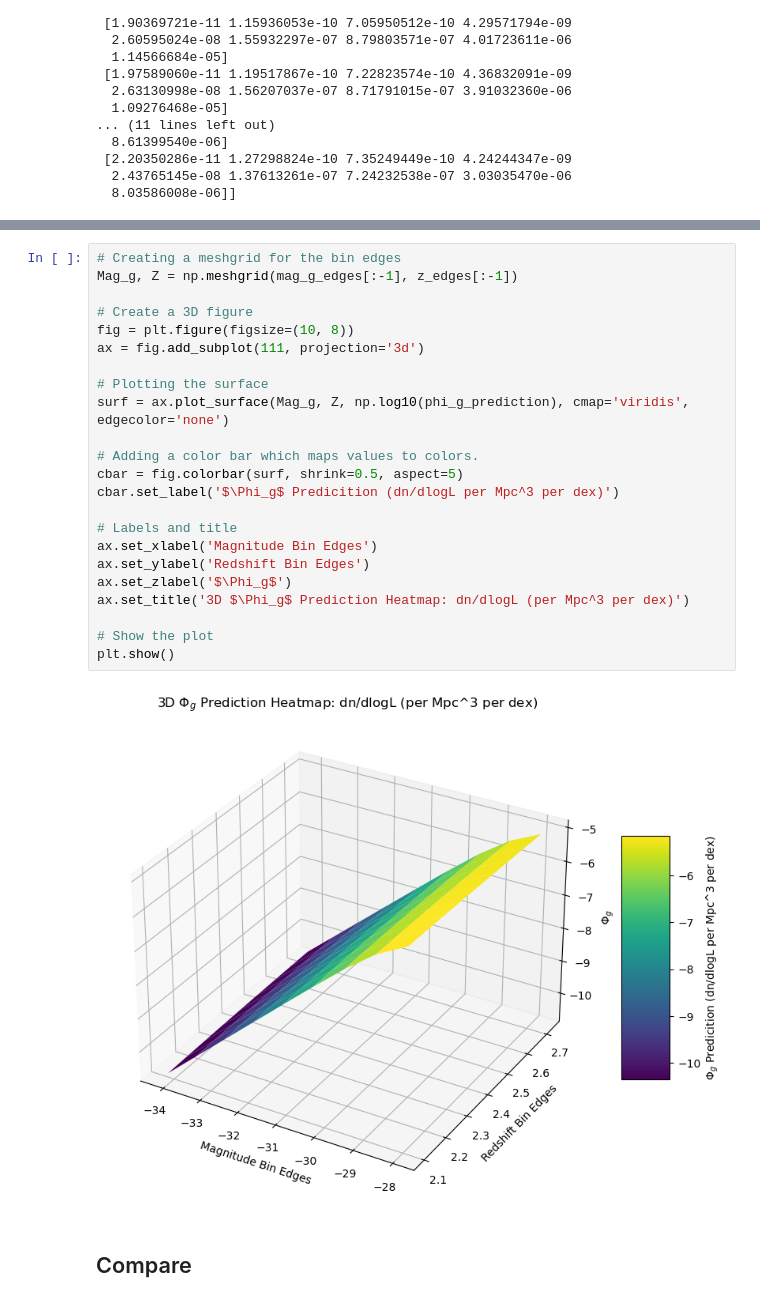
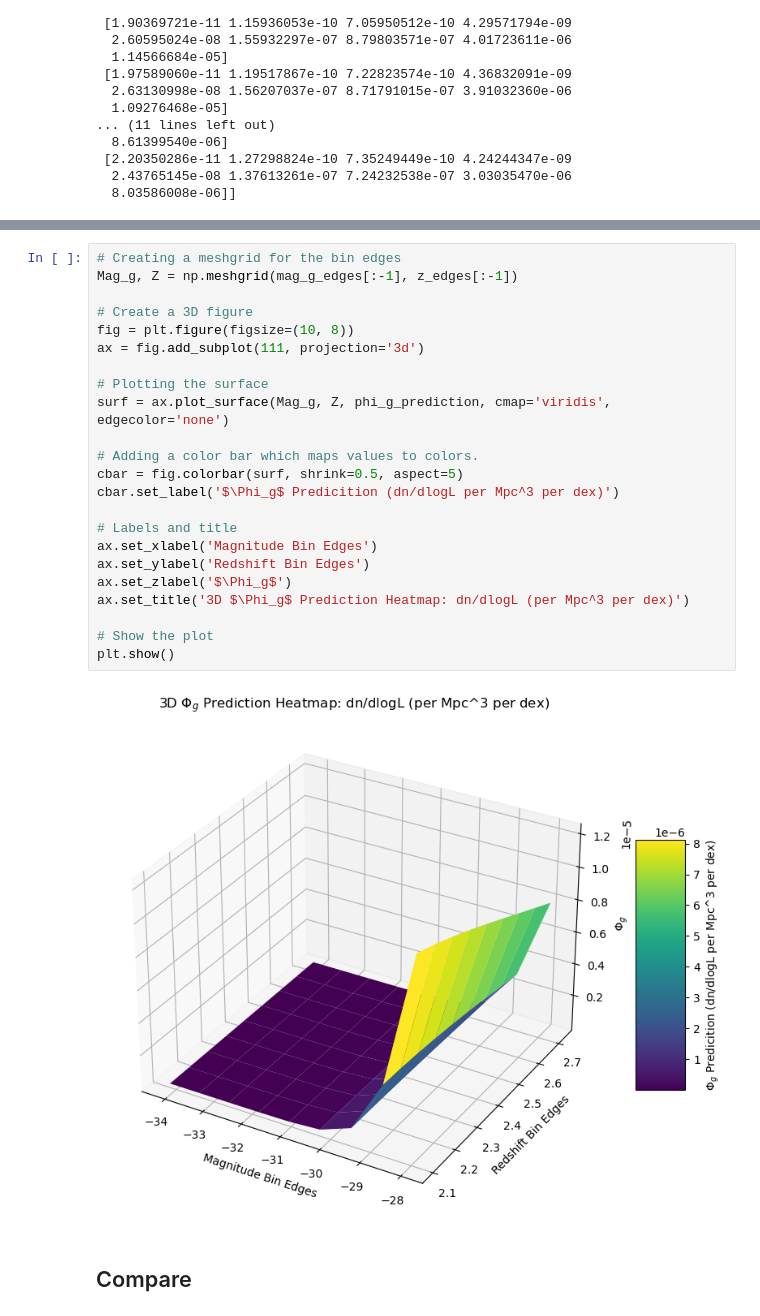
Before and after one commit to XuZhaozhong-1/DESI-ZTF, a Jupyter notebook: DESI-ZTF-2/QSO_DIS.ipynb, the cells around one changed output, grey strips where cells are left out. Cells and saved outputs as stored; diff of their text form.

```diff
--- a/DESI-ZTF-2/QSO_DIS.ipynb
+++ b/DESI-ZTF-2/QSO_DIS.ipynb
@@ -148,28 +148,28 @@ plt.show()
 # %%
 # Creating a meshgrid for the bin edges
 Mag_g, Z = np.meshgrid(mag_g_edges[:-1], z_edges[:-1])
 
 # Create a 3D figure
 fig = plt.figure(figsize=(10, 8))
 ax = fig.add_subplot(111, projection='3d')
 
 # Plotting the surface
-surf = ax.plot_surface(Mag_g, Z, np.log10(phi_g_prediction), cmap='viridis', edgecolor='none')
+surf = ax.plot_surface(Mag_g, Z, phi_g_prediction, cmap='viridis', edgecolor='none')
 
 # Adding a color bar which maps values to colors.
 cbar = fig.colorbar(surf, shrink=0.5, aspect=5)
 cbar.set_label('$\Phi_g$ Predicition (dn/dlogL per Mpc^3 per dex)')
 
 # Labels and title
 ax.set_xlabel('Magnitude Bin Edges')
 ax.set_ylabel('Redshift Bin Edges')
 ax.set_zlabel('$\Phi_g$')
 ax.set_title('3D $\Phi_g$ Prediction Heatmap: dn/dlogL (per Mpc^3 per dex)')
 
 # Show the plot
 plt.show()
 # %% [output]
-[figure, old version]
+[figure, new version]
 # %% [markdown]
 ## Compare
 # %%
```
Also changed, not shown: parts of 3 cells of this notebook.
